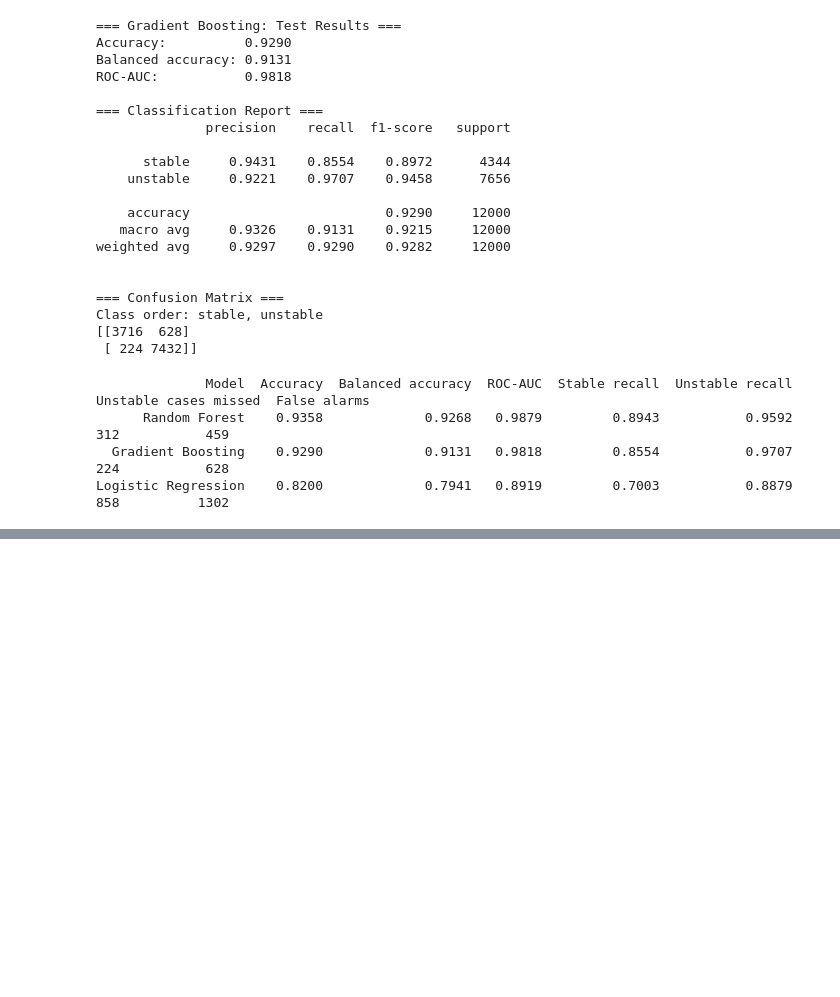
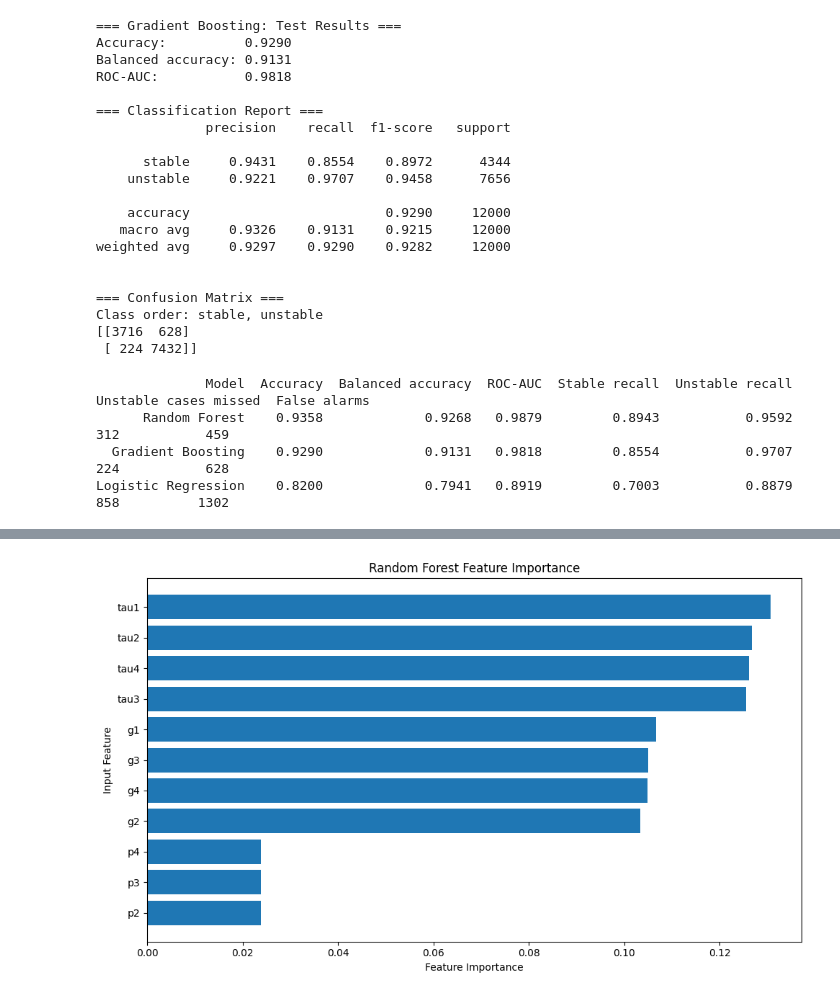
Before and after one commit to sabbirpuspo/smart-grid-stability-ml-benchmark, a Jupyter notebook: smart_grid_stability_ml_benchmark.ipynb, the cells around one changed output, grey strips where cells are left out. Drawn from its saved outputs; the diff is of its cells as text; code cells hidden in the pictures; blank space fills up the shorter version.

```diff
--- a/smart_grid_stability_ml_benchmark.ipynb
+++ b/smart_grid_stability_ml_benchmark.ipynb
@@ -932,3 +932,24 @@ print(comparison_df.round(4).to_string(index=False))
       Random Forest    0.9358             0.9268   0.9879         0.8943           0.9592                    312           459
   Gradient Boosting    0.9290             0.9131   0.9818         0.8554           0.9707                    224           628
 Logistic Regression    0.8200             0.7941   0.8919         0.7003           0.8879                    858          1302
+# %%
+import pandas as pd
+import matplotlib.pyplot as plt
+
+# Extract Random Forest feature importance scores
+importance_df = pd.DataFrame({
+    "Feature": X_train.columns,
+    "Importance": rf_model.feature_importances_
+})
+
+# Sort from most important to least important
+importance_df = importance_df.sort_values(
+    by="Importance",
+    ascending=False
+).reset_index(drop=True)
+
+print("=== Random Forest Feature Importance ===")
+print(importance_df.to_string(
+    index=False,
+    formatters={"Importance": "{:.4f}".format}
+))
@@ -934,0 +970,17 @@ Logistic Regression    0.8200             0.7941   0.8919         0.7003
+# %%
+plt.figure(figsize=(10, 6))
+
+plt.barh(
+    importance_df["Feature"],
+    importance_df["Importance"]
+)
+
+plt.xlabel("Feature Importance")
+plt.ylabel("Input Feature")
+plt.title("Random Forest Feature Importance")
+
+plt.gca().invert_yaxis()
+plt.tight_layout()
+plt.show()
+# %% [output]
+[figure, added]
```
Also changed, not shown: parts of 8 cells of this notebook.
